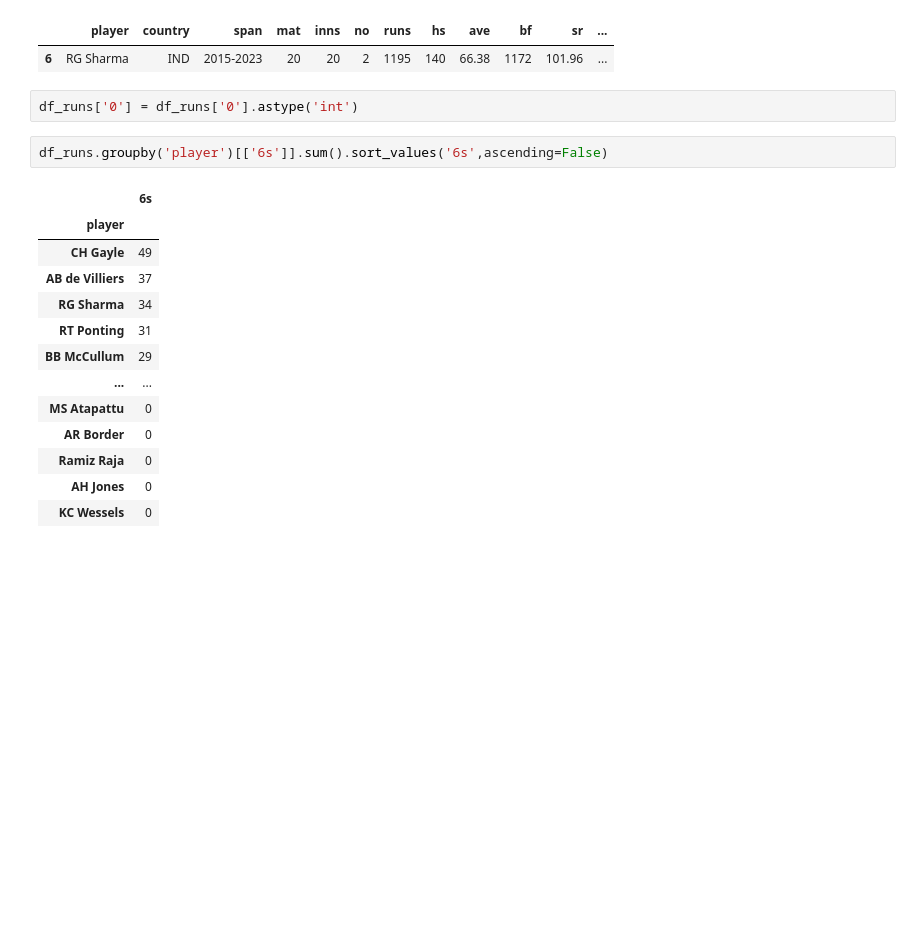
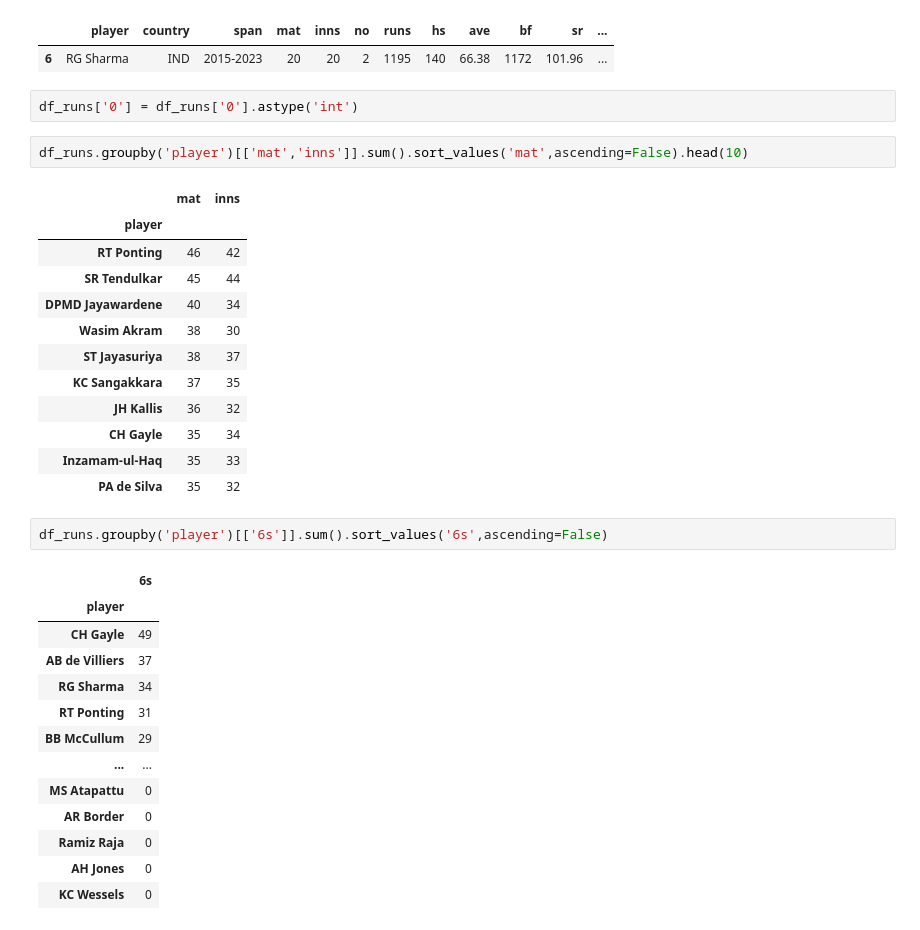
Before and after one commit to jeniljani-4444/End-To-End-World-Cup-Analysis-Web-App, a Jupyter notebook: World Cup Data.ipynb, the cells around one changed output. Cells and saved outputs as stored; diff of their text form; blank space fills up the shorter version.

```diff
--- a/World Cup Data.ipynb
+++ b/World Cup Data.ipynb
@@ -172,6 +172,21 @@ df_runs[df_runs['player'] == 'RG Sharma']
 | 6 | RG Sharma | IND | 2015-2023 | 20 | 20 | 2 | 1195 | 140 | 66.38 | 1172 | 101.96 | ... |
 # %%
 df_runs['0'] = df_runs['0'].astype('int')
+# %%
+df_runs.groupby('player')[['mat','inns']].sum().sort_values('mat',ascending=False).head(10)
+# %% [output]
+|  | mat | inns |
+| player |  |  |
+| RT Ponting | 46 | 42 |
+| SR Tendulkar | 45 | 44 |
+| DPMD Jayawardene | 40 | 34 |
+| Wasim Akram | 38 | 30 |
+| ST Jayasuriya | 38 | 37 |
+| KC Sangakkara | 37 | 35 |
+| JH Kallis | 36 | 32 |
+| CH Gayle | 35 | 34 |
+| Inzamam-ul-Haq | 35 | 33 |
+| PA de Silva | 35 | 32 |
 # %%
 df_runs.groupby('player')[['6s']].sum().sort_values('6s',ascending=False)
 # %% [output]
```
Also changed, not shown: 1 other file.
